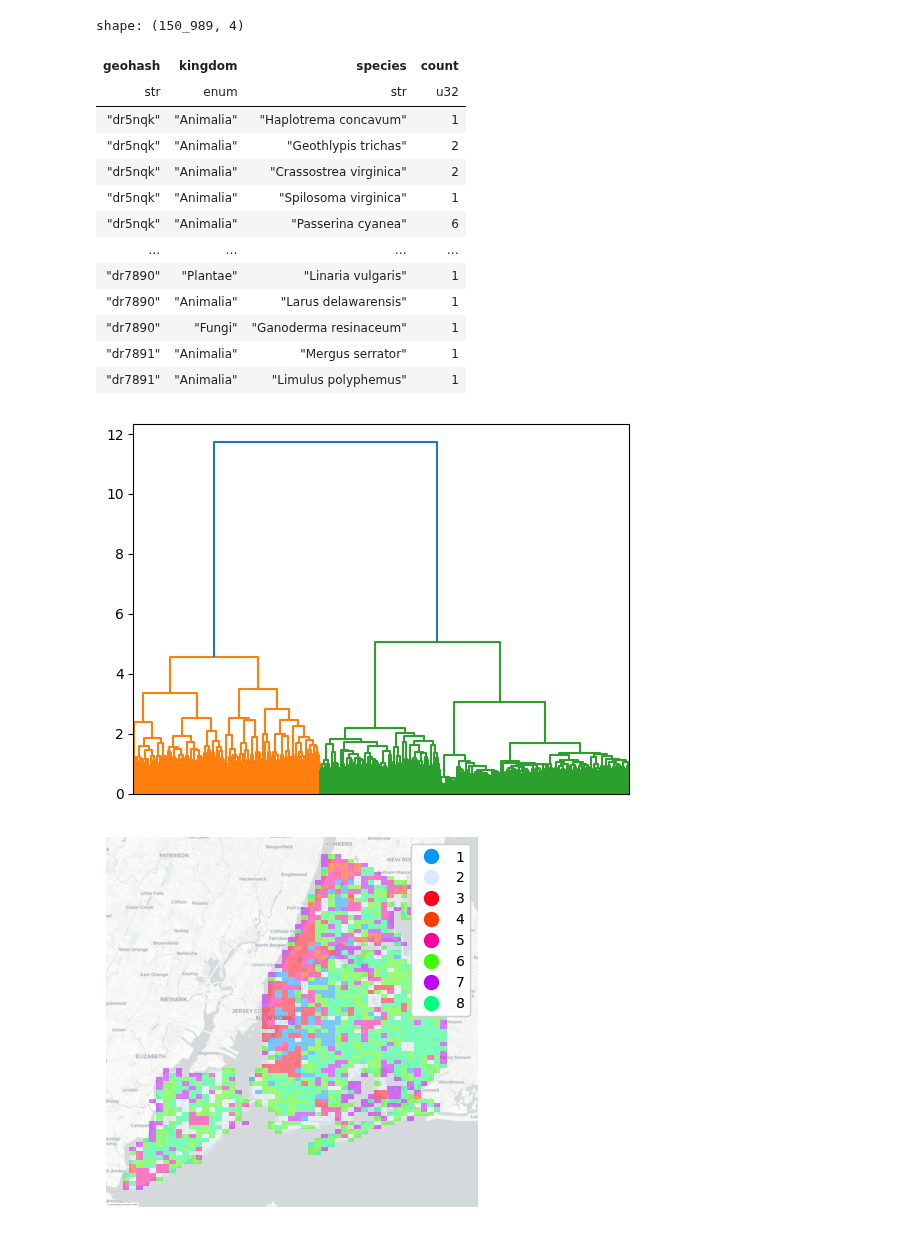
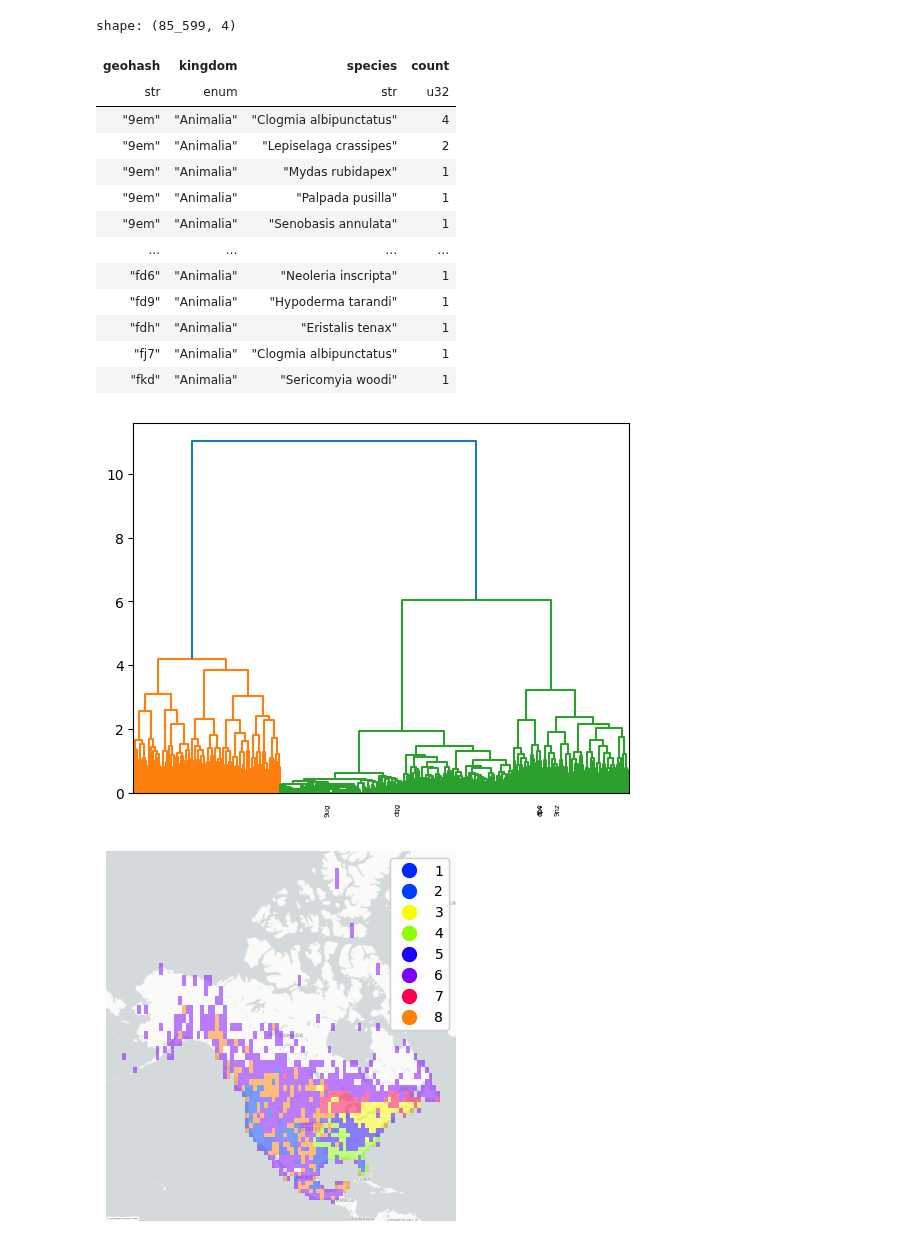
Before and after one commit to frewsxcv/citizen-science-bioregionalization, a Jupyter notebook: Workspace.ipynb, the cells around one changed output. Cells and saved outputs as stored; diff of their text form; code cells hidden in the pictures.

```diff
--- a/Workspace.ipynb
+++ b/Workspace.ipynb
@@ -11,8 +11,8 @@ from src import cluster_index
 import polars as pl
 # %%
 # Inputs
-input_file = "data-new-york-city.txt"
-geohash_precision = 6
+input_file = "data-north-america-us-ca-mx.csv"
+geohash_precision = 3
 show_dendrogram = True
 log_file = "log.txt"
 output_file = "output.geojson"
@@ -46,20 +46,20 @@ shape: (446_254, 5)
 # %%
 darwin_core_aggregations.taxon_counts
 # %% [output]
-shape: (150_989, 4)
+shape: (85_599, 4)
 | geohash | kingdom | species | count |
 | str | enum | str | u32 |
-| "dr5nqk" | "Animalia" | "Haplotrema concavum" | 1 |
-| "dr5nqk" | "Animalia" | "Geothlypis trichas" | 2 |
-| "dr5nqk" | "Animalia" | "Crassostrea virginica" | 2 |
-| "dr5nqk" | "Animalia" | "Spilosoma virginica" | 1 |
-| "dr5nqk" | "Animalia" | "Passerina cyanea" | 6 |
+| "9em" | "Animalia" | "Clogmia albipunctatus" | 4 |
+| "9em" | "Animalia" | "Lepiselaga crassipes" | 2 |
+| "9em" | "Animalia" | "Mydas rubidapex" | 1 |
+| "9em" | "Animalia" | "Palpada pusilla" | 1 |
+| "9em" | "Animalia" | "Senobasis annulata" | 1 |
 | … | … | … | … |
-| "dr7890" | "Plantae" | "Linaria vulgaris" | 1 |
-| "dr7890" | "Animalia" | "Larus delawarensis" | 1 |
-| "dr7890" | "Fungi" | "Ganoderma resinaceum" | 1 |
-| "dr7891" | "Animalia" | "Mergus serrator" | 1 |
-| "dr7891" | "Animalia" | "Limulus polyphemus" | 1 |
+| "fd6" | "Animalia" | "Neoleria inscripta" | 1 |
+| "fd9" | "Animalia" | "Hypoderma tarandi" | 1 |
+| "fdh" | "Animalia" | "Eristalis tenax" | 1 |
+| "fj7" | "Animalia" | "Clogmia albipunctatus" | 1 |
+| "fkd" | "Animalia" | "Sericomyia woodi" | 1 |
 # %%
 
 clusters = cluster.run(
@@ -69,30 +69,34 @@ clusters = cluster.run(
     use_cache,
 )
 # %% [output]
-[figure, old version]
+[figure, new version]
 # %%
 # Find the top averages of taxon
 all_stats = Stats.build(darwin_core_aggregations)
+
+cluster_colors = {}
+for cluster, geohashes in cluster_index.iter_clusters_and_geohashes(clusters):
+    cluster_colors[cluster] = cluster_index.determine_color_for_cluster(
+        clusters, cluster, darwin_core_aggregations
+    )
 
 feature_collection = build_geojson_feature_collection(
     (
         cluster,
         [i for i in geohashes if not i.startswith("z")],  # Exclude the Aleutian Islands
-        cluster_index.determine_color_for_cluster(
-            clusters, cluster, darwin_core_aggregations
-        ),
+        cluster_colors[cluster],
     )
     for cluster, geohashes in cluster_index.iter_clusters_and_geohashes(clusters)
 )
 
 # print_results(darwin_core_aggregations, all_stats, cluster_dataframe)
 
 from run import write_geojson
 write_geojson(feature_collection, output_file)
 
 plot_clusters(feature_collection)
 
 # write_geojson(feature_collection, args.output_file)
 # %% [output]
-[figure, old version]
+[figure, new version]
 # %%
```
Also changed, not shown: parts of 5 cells of this notebook.
